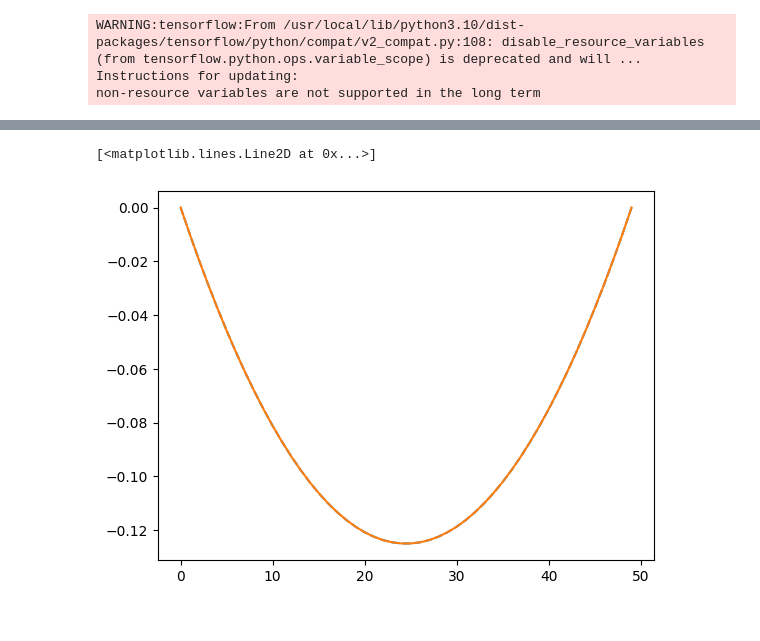
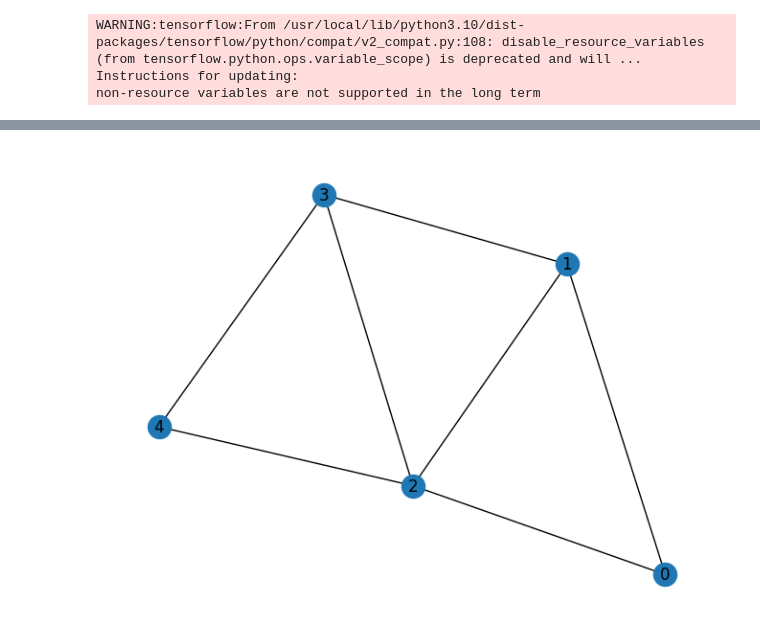
Before and after one commit to natrask/ENM5310, a Jupyter notebook: Graph_tutorial.ipynb, the cells around one changed output, grey strips where cells are left out. Drawn from its saved outputs; the diff is of its cells as text; code cells hidden in the pictures.

```diff
--- a/Graph_tutorial.ipynb
+++ b/Graph_tutorial.ipynb
@@ -70,8 +20,0 @@ sess.run(tf.global_variables_initializer()) #initialize model
-# %%
-data_dict = {x_in:np.expand_dims(points,-1),f_in:np.ones((meshsize,1))}
-for i in range(10000):
-  sess.run(optimizer,feed_dict=data_dict)
-  if i % 100 == 0:
-    uexact = -0.5*points*(1.0-points)
-    error = np.sqrt(np.mean(((sess.run(u_sol,feed_dict=data_dict)-uexact)**2)))
-    print(i,sess.run(LOSS,feed_dict=data_dict),error)
@@ -96,7 +21,29 @@ for i in range(10000):
-# %%
-plt.plot(sess.run(u_sol,feed_dict=data_dict),'--')
-uexact = -0.5*points*(1.0-points)
-plt.plot(uexact)
-# %% [output]
-[<matplotlib.lines.Line2D at 0x...>]
-[figure, removed]
+# %%
+Nnodes = 5
+dataList = []
+rowcolList = []
+edgeList = []
+cnt=0
+for i in range(Nnodes):
+    for j in range(Nnodes):
+#        if (j > i): #Don't double count entries
+        if (j > i) & (abs(i-j)<3): #Don't double count entries and only connect nearby nodes
+            dataList.append(-1)
+            rowcolList.append([cnt,j])
+            dataList.append(1)
+            rowcolList.append([cnt,i])
+            edgeList.append((i,j))
+            cnt += 1
+Nedges = cnt
+#Recast as matrices
+data = np.array(dataList)
+rowcols = np.array(rowcolList)
+delta = scipy.sparse.csr_matrix((data,(rowcols[:,0],rowcols[:,1])))
+graphLap = delta.T*delta
+
+#Visualize graph
+import networkx as nx
+G = nx.from_edgelist(edgeList)
+nx.draw(G,with_labels=True)
+# %% [output]
+[figure, added]
```
Also changed, not shown: parts of 11 cells of this notebook.
